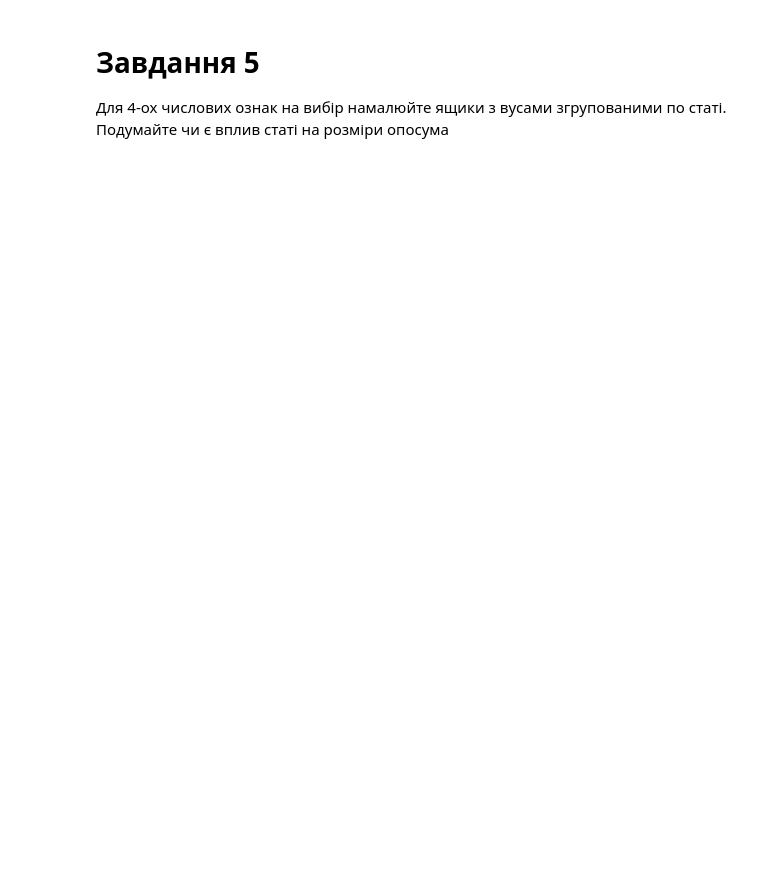
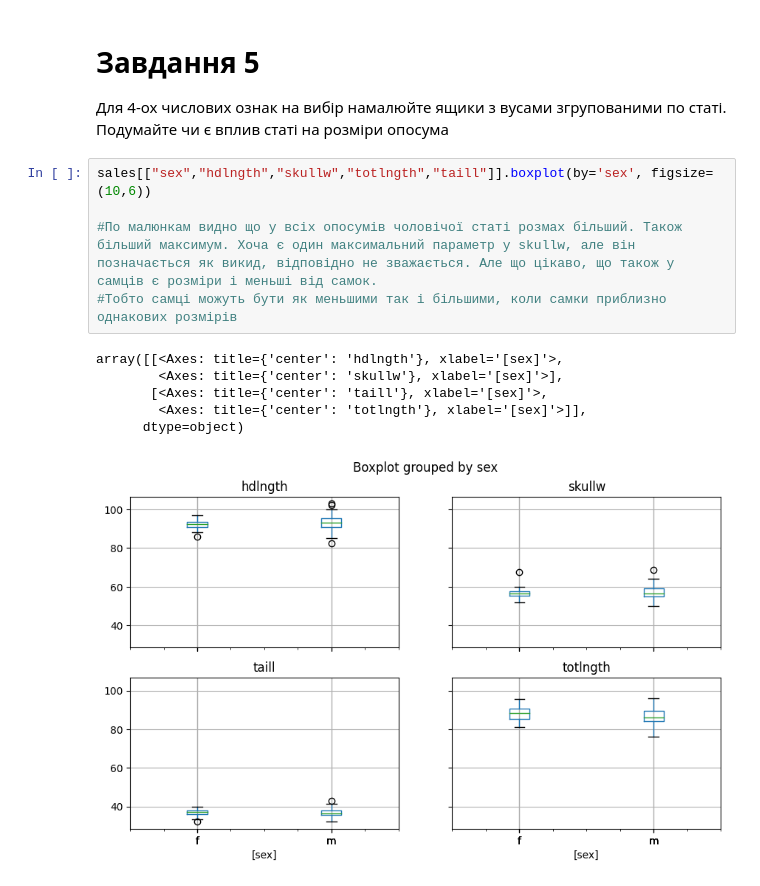
Before and after one commit to VDidyk/AI, a Jupyter notebook: module2/ДЗ_4.ipynb, the cells around one changed output. Drawn from its saved outputs; the diff is of its cells as text; blank space fills up the shorter version.

```diff
--- a/module2/ДЗ_4.ipynb
+++ b/module2/ДЗ_4.ipynb
@@ -70,3 +113,15 @@ Name: case, dtype: float64
 # %% [markdown]
 # Завдання 5
 Для 4-ох числових ознак на вибір намалюйте ящики з вусами згрупованими по статі. Подумайте чи є вплив статі на розміри опосума
+# %%
+sales[["sex","hdlngth","skullw","totlngth","taill"]].boxplot(by='sex', figsize=(10,6))
+
+#По малюнкам видно що у всіх опосумів чоловічої статі розмах більший. Також більший максимум. Хоча є один максимальний параметр у skullw, але він позначається як викид, відповідно не зважається. Але що цікаво, що також у самців є розміри і меньші від самок.
+#Тобто самці можуть бути як меньшими так і більшими, коли самки приблизно однакових розмірів
+# %% [output]
+array([[<Axes: title={'center': 'hdlngth'}, xlabel='[sex]'>,
+        <Axes: title={'center': 'skullw'}, xlabel='[sex]'>],
+       [<Axes: title={'center': 'taill'}, xlabel='[sex]'>,
+        <Axes: title={'center': 'totlngth'}, xlabel='[sex]'>]],
+      dtype=object)
+[figure, added]
```
Also changed, not shown: parts of 4 cells of this notebook.
